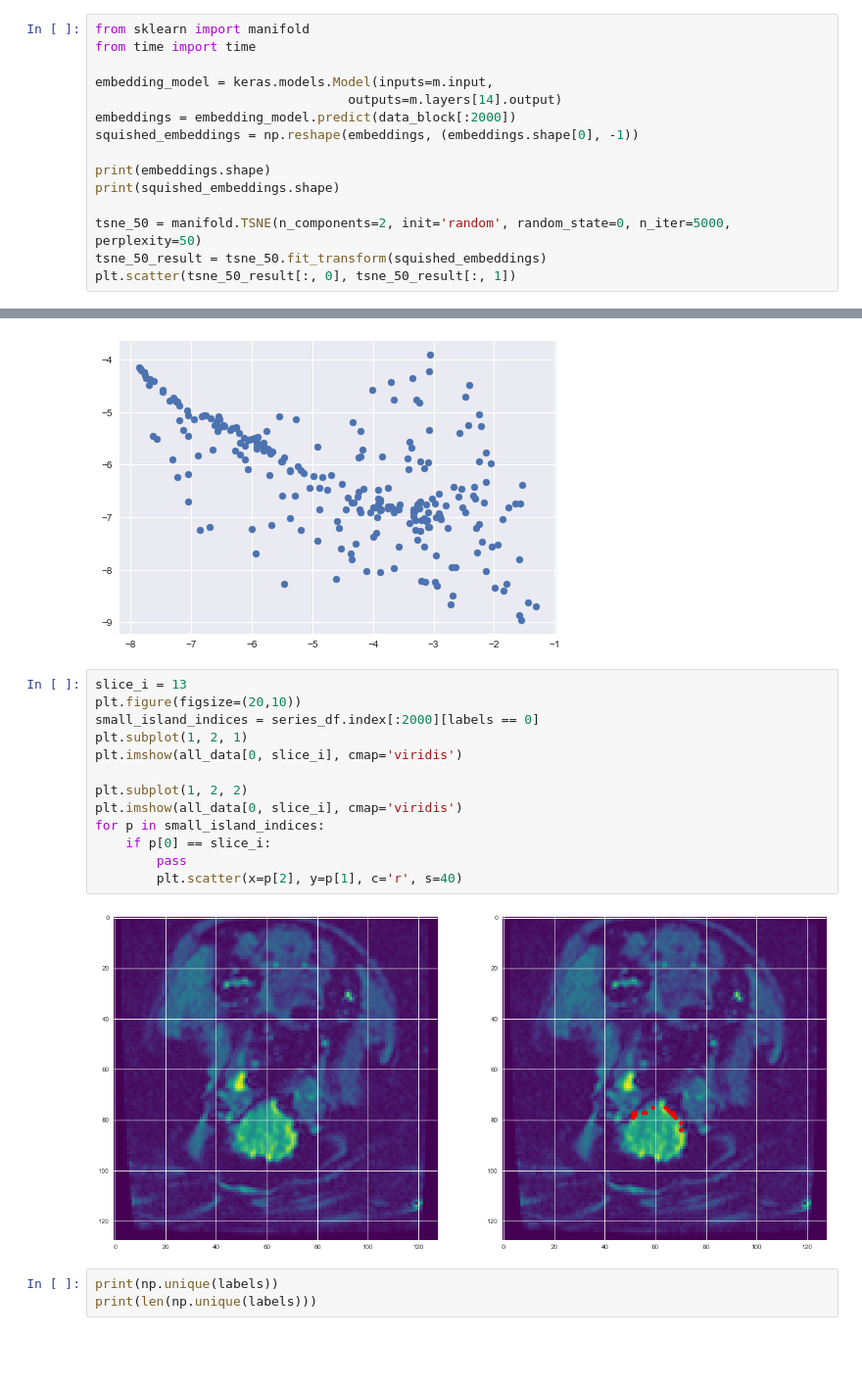
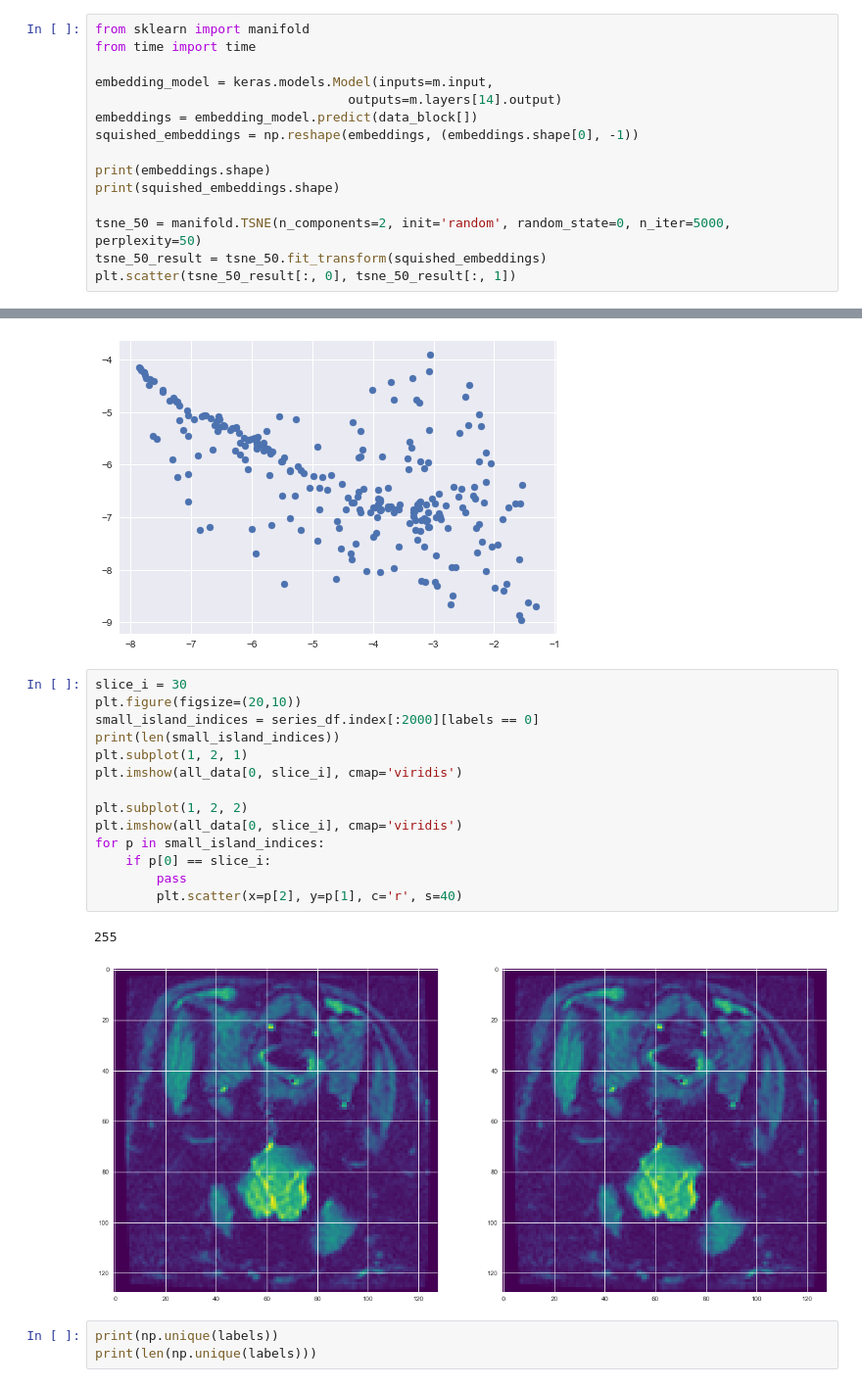
Before and after one commit to ays0110/bean, a Jupyter notebook: TSNE Scratch.ipynb, the cells around one changed output, grey strips where cells are left out. Shown at 98% size. Drawn from its saved outputs; the diff is of its cells as text; blank space fills up the shorter version.

```diff
--- a/TSNE Scratch.ipynb
+++ b/TSNE Scratch.ipynb
@@ -148,7 +135,7 @@ from time import time
 
 embedding_model = keras.models.Model(inputs=m.input,
                                  outputs=m.layers[14].output)
-embeddings = embedding_model.predict(data_block[:2000])
+embeddings = embedding_model.predict(data_block[])
 squished_embeddings = np.reshape(embeddings, (embeddings.shape[0], -1))
 
 print(embeddings.shape)
@@ -269,20 +256,22 @@ plt.scatter(small_island[:,0], small_island[:,1])
 <matplotlib.collections.PathCollection at 0x...>
 [figure]
 # %%
-slice_i = 13
+slice_i = 30
 plt.figure(figsize=(20,10))
 small_island_indices = series_df.index[:2000][labels == 0]
+print(len(small_island_indices))
 plt.subplot(1, 2, 1)
 plt.imshow(all_data[0, slice_i], cmap='viridis')
 
 plt.subplot(1, 2, 2)
 plt.imshow(all_data[0, slice_i], cmap='viridis')
 for p in small_island_indices:
     if p[0] == slice_i:
         pass
         plt.scatter(x=p[2], y=p[1], c='r', s=40)
 # %% [output]
+255
-[figure, old version]
+[figure, new version]
 # %%
 print(np.unique(labels))
 print(len(np.unique(labels)))
```
Also changed, not shown: parts of 5 cells of this notebook, 2 other files.
